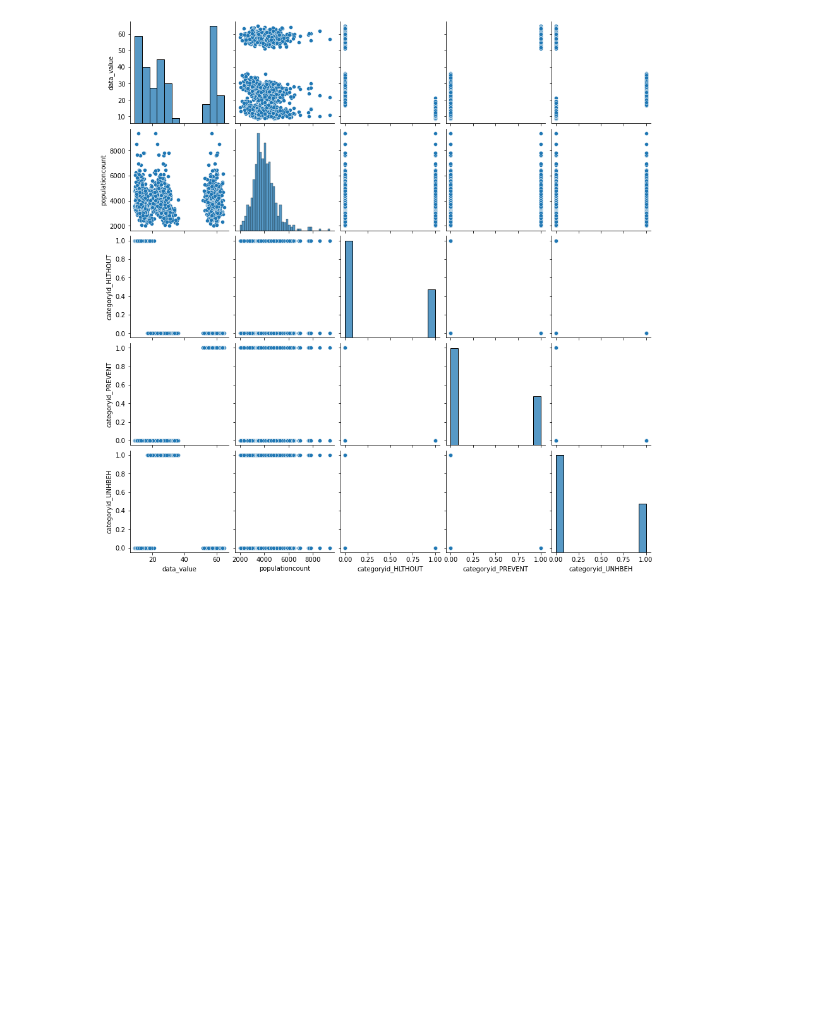
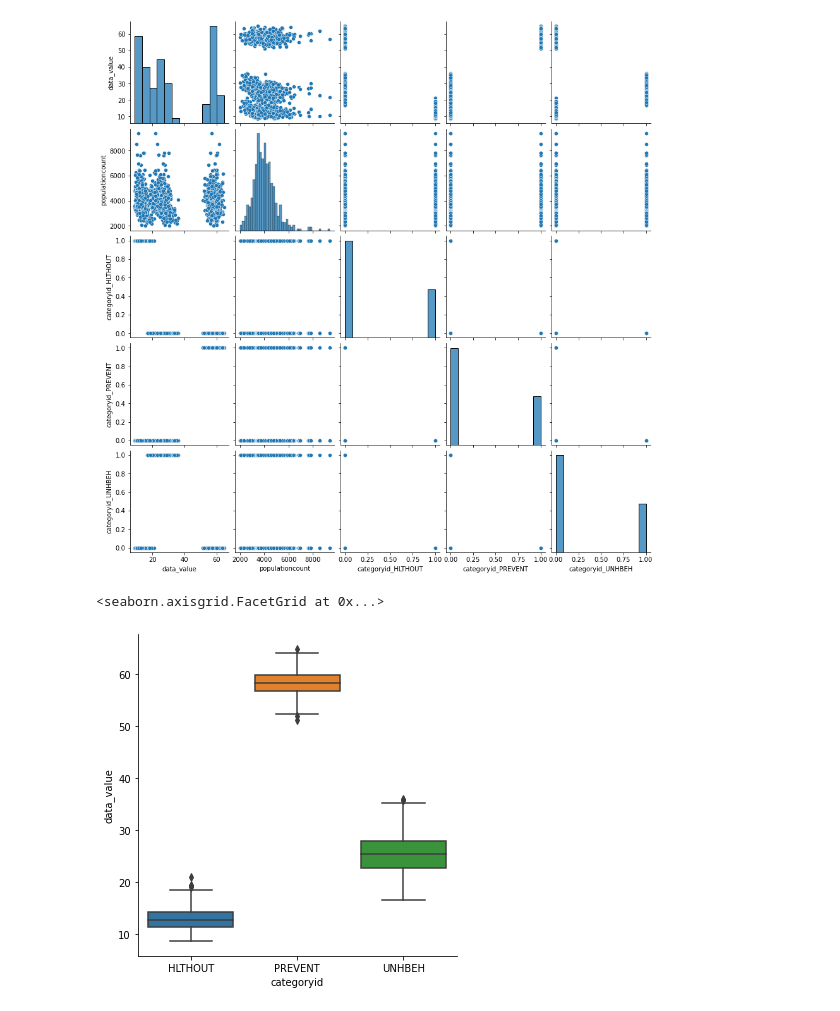
Before and after one commit to Sukanya012/predict-health-index, a Jupyter notebook: notebooks/sukanya/Project_Sukanya.ipynb, the cells around one changed output. Saved outputs shown, nothing was run; the diff lists cells and outputs as text; code cells hidden in the pictures; blank space fills up the shorter version.

Commit message:
plot

```diff
--- a/notebooks/sukanya/Project_Sukanya.ipynb
+++ b/notebooks/sukanya/Project_Sukanya.ipynb
@@ -164,9 +164,9 @@ sns.pairplot(chronicdata_new_df)
 <seaborn.axisgrid.PairGrid at 0x...>
 [figure]
 # %%
-chronicdata_new_df = pd.get_dummies(chronicdata_new_df,
+chronicdata_cat_df = pd.get_dummies(chronicdata_new_df,
                      columns = ['categoryid'])
-chronicdata_new_df.head()
+chronicdata_cat_df.head()
 # %% [output]
 |  | stateabbr | cityname | data_value | populationcount | categoryid_HLTHOUT | categoryid_PREVENT | ... |
 | 0 | AK | Anchorage | 11.508811 | 5305.927273 | 1 | 0 | ... |
@@ -179,3 +179,8 @@ sns.pairplot(chronicdata_new_df)
 # %% [output]
 <seaborn.axisgrid.PairGrid at 0x...>
 [figure]
+# %%
+sns.catplot(x="categoryid", y="data_value", kind="box", data=chronicdata_new_df)
+# %% [output]
+<seaborn.axisgrid.FacetGrid at 0x...>
+[figure, added]
```
Also changed, not shown: parts of 2 cells of this notebook.
